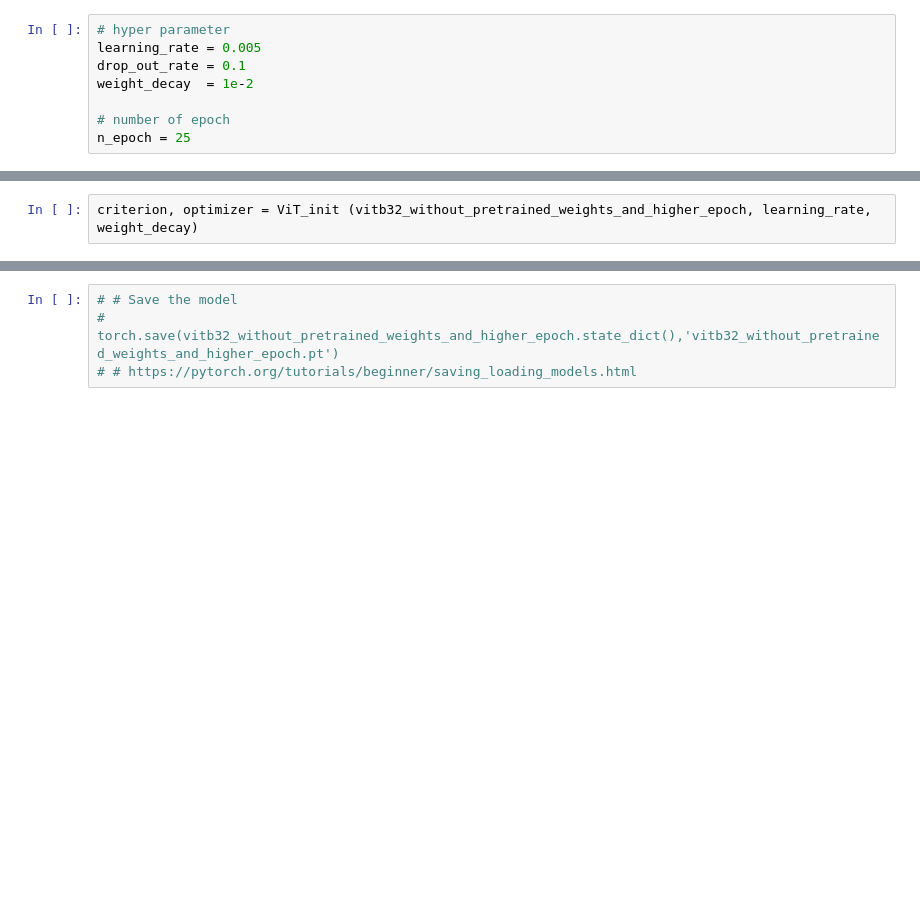
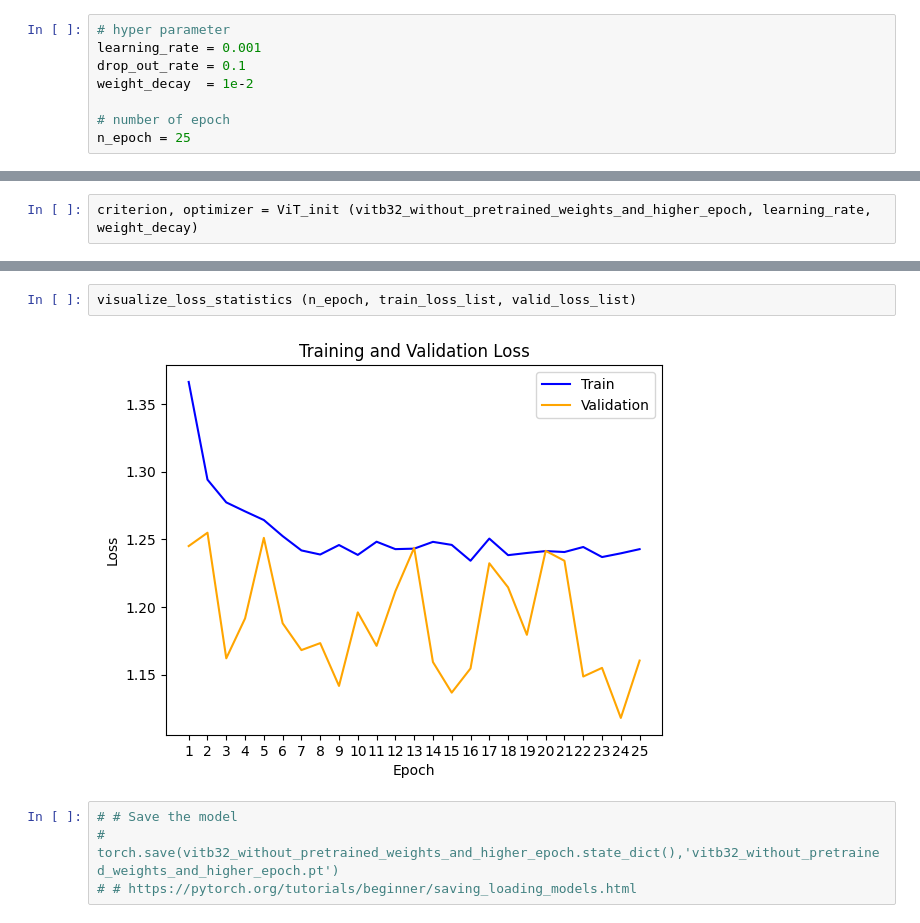
Before and after one commit to arifr4chman/cs7643_deeplearning_proj, a Jupyter notebook: intel_vti.ipynb, the cells around one changed output, grey strips where cells are left out. Drawn from its saved outputs; the diff is of its cells as text; blank space fills up the shorter version.

```diff
--- a/intel_vti.ipynb
+++ b/intel_vti.ipynb
@@ -1090,7 +1093,7 @@ Test Accuracy of Dataset:        54%     (1632/3000)
 ### ViT-B/32 without pretrained Weights and higher epoch
 # %%
 # hyper parameter
-learning_rate = 0.005
+learning_rate = 0.001
 drop_out_rate = 0.1
 weight_decay  = 1e-2
 
@@ -1113,3 +1127,7 @@ KeyboardInterrupt:
+# %%
+visualize_loss_statistics (n_epoch, train_loss_list, valid_loss_list)
+# %% [output]
+[figure, added]
 # %%
 # # Save the model
 # torch.save(vitb32_without_pretrained_weights_and_higher_epoch.state_dict(),'vitb32_without_pretrained_weights_and_higher_epoch.pt')
```
Also changed, not shown: parts of 20 cells of this notebook.
